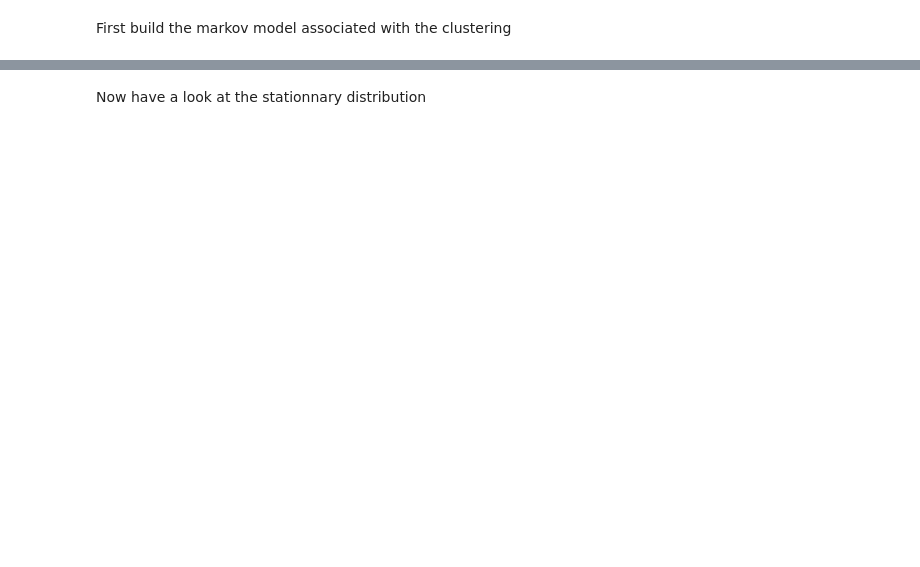
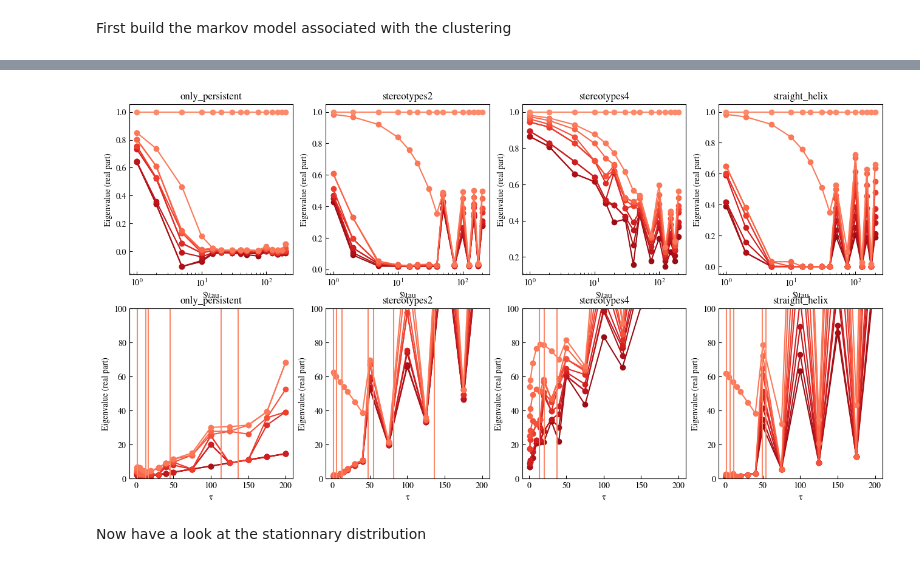
Before and after one commit to HugoLeRoy94/ClusterAnalysis, a Jupyter notebook: notebooks/toy_model/03_markovian_analysis.ipynb, the cells around one changed output, grey strips where cells are left out. Saved outputs shown, nothing was run; the diff lists cells and outputs as text; code cells hidden in the pictures; blank space fills up the shorter version.

```diff
--- a/notebooks/toy_model/03_markovian_analysis.ipynb
+++ b/notebooks/toy_model/03_markovian_analysis.ipynb
@@ -97 +74,35 @@ stoch mat shape : (1000, 1000)
+# %%
+def implied_timescales(tau_list,eig_list):
+    times = []
+    for tau,eig in zip(tau_list,eig_list):
+        times.append(-tau/np.log(max(0.000001,eig)))
+    return times
+# %%
+fig,ax = plt.subplots(ncols=4,nrows=2,figsize=(16,8))
+j=0
+for tau_list,eigval_curves in zip(tau_list_list,eigval_curves_list):
+    # Plot
+    for i, eigs in enumerate(eigval_curves):
+        ax[0,j].plot(tau_list, eigs,marker='o', label=r"$\lambda_{"+str(i+1)+"}$",color=colors[9-i])
+    ax[0,j].set_xlabel("τ")
+    ax[0,j].set_ylabel("Eigenvalue (real part)")
+    ax[0,j].set_title(names[j])
+    ax[0,j].set_xscale('log')
+    ax[0,j].set_xlabel(r'$\tau')
+    j+=1
+
+j=0
+for tau_list,eigval_curves in zip(tau_list_list,eigval_curves_list):
+    # Plot
+    for i, eigs in enumerate(eigval_curves):
+
+        ax[1,j].plot(tau_list, implied_timescales(tau_list,eigs),marker='o', label=r"$\lambda_{"+str(i+1)+"}$",color=colors[9-i])
+    ax[1,j].set_ylim(0,100)
+    ax[1,j].set_xlabel("τ")
+    ax[1,j].set_ylabel("Eigenvalue (real part)")
+    ax[1,j].set_title(names[j])
+    #ax[1,j].set_xscale('log')
+    j+=1
+# %% [output]
+[figure, added]
 # %%
```
Also changed, not shown: parts of 4 cells of this notebook, 7 other files.
